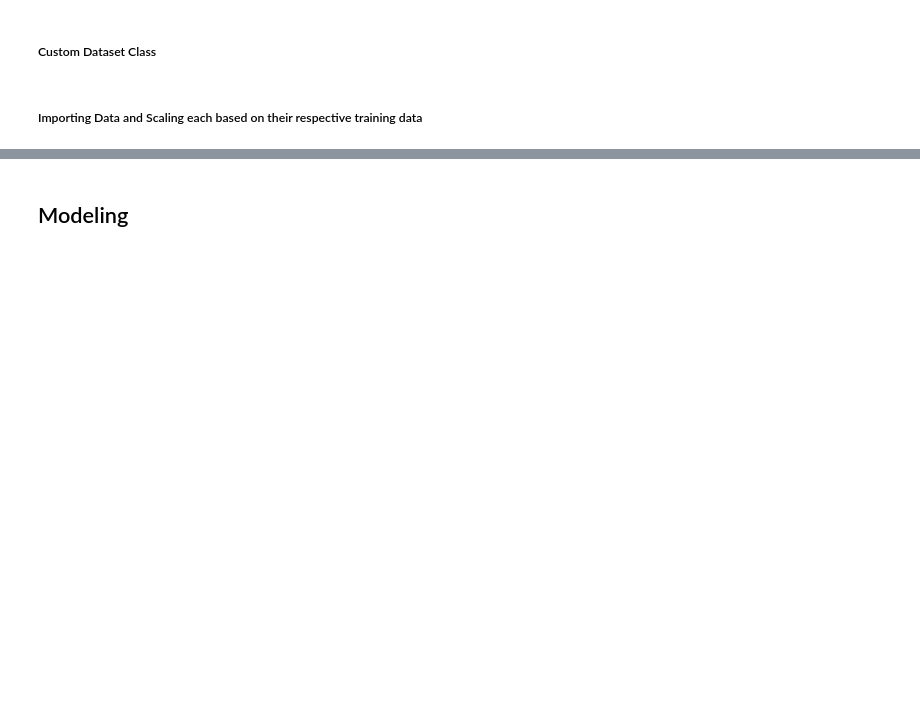
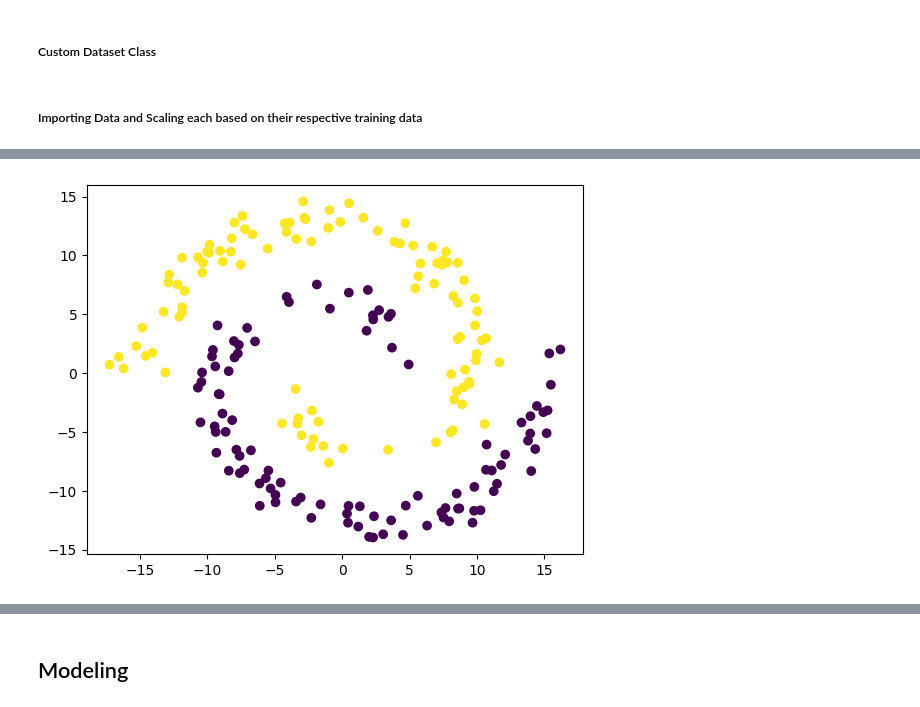
Before and after one commit to Pmcslarrow/hw_3_ml, a Jupyter notebook: problem_1.ipynb, the cells around one changed output, grey strips where cells are left out. Saved outputs shown, nothing was run; the diff lists cells and outputs as text; code cells hidden in the pictures; blank space fills up the shorter version.

```diff
--- a/problem_1.ipynb
+++ b/problem_1.ipynb
@@ -98,0 +99,5 @@ Label:  tensor([0.])
+# %%
+plt.scatter(spiral_train_df['x1'], spiral_train_df['x2'], c=spiral_train_df['label'])
+plt.show()
+# %% [output]
+[figure, added]
```
Also changed, not shown: parts of 8 cells of this notebook.
